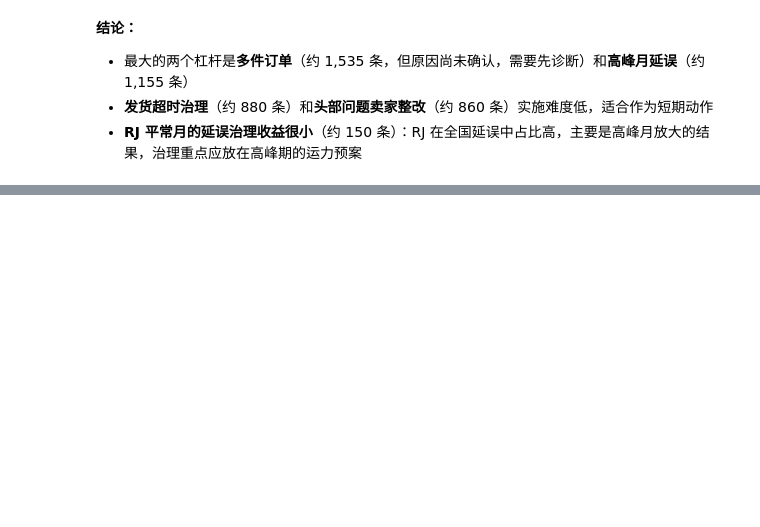
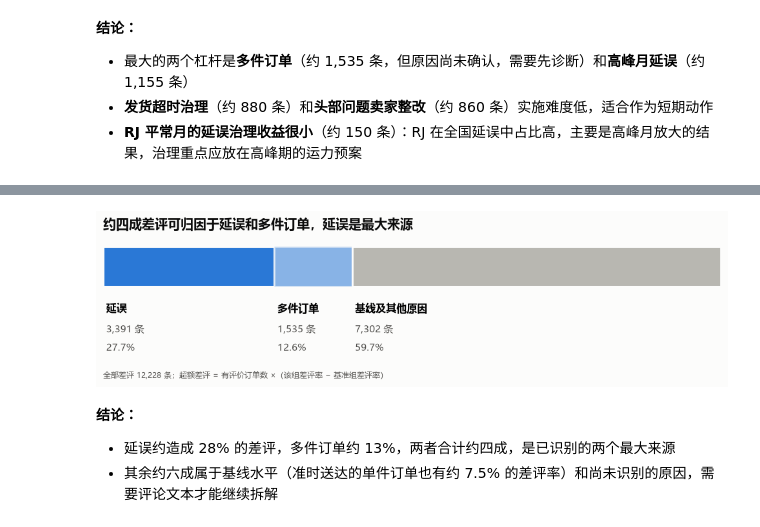
Before and after one commit to LeeMichael-L/olist-analytics, a Jupyter notebook: python/s2_impact_sizing.ipynb, the cells around one changed output, grey strips where cells are left out. Cells and saved outputs as stored; diff of their text form; code cells hidden in the pictures; blank space fills up the shorter version.

```diff
--- a/python/s2_impact_sizing.ipynb
+++ b/python/s2_impact_sizing.ipynb
@@ -130,0 +149,13 @@ plt.show()
+# %%
+# 延误的超额差评：延误且有评价的订单数 × 延误带来的差评率增幅
+late_reviewed = float(run_query(
+    "SELECT SUM(has_review) FROM dws_order_fulfillment WHERE is_late = 1").iloc[0, 0])
+excess_late = late_reviewed * lift["bad_lift_late"]
+
+sources = pd.DataFrame({
+    "来源": ["延误", "多件订单", "基线及其他原因"],
+    "差评数": [excess_late, excess_multi, total_bad - excess_late - excess_multi],
+})
+sources["占比"] = sources["差评数"] / total_bad
+print(f"可识别来源合计：{(excess_late + excess_multi) / total_bad:.1%}")
+sources.round({"差评数": 0, "占比": 3})
@@ -130,0 +168,28 @@ plt.show()
+# %%
+fig, ax = plt.subplots(figsize=(9, 2.6))
+colors = [COLORS["blue"], COLORS["blue"], COLORS["gray"]]
+alphas = [1.0, 0.55, 1.0]
+left = 0.0
+for (_, r), c, a in zip(sources.iterrows(), colors, alphas):
+    ax.barh(0, r["占比"], left=left, color=c, alpha=a, height=0.5, edgecolor=COLORS["surface"], linewidth=2)
+    ax.text(left + 0.005, -0.45, r["来源"], fontsize=10.5, fontweight="bold", va="top")
+    ax.text(left + 0.005, -0.72, f"{r['差评数']:,.0f} 条", fontsize=9.5,
+            color=COLORS["text_secondary"], va="top")
+    ax.text(left + 0.005, -0.95, f"{r['占比']:.1%}", fontsize=9.5,
+            color=COLORS["text_secondary"], va="top")
+    left += r["占比"]
+ax.set_xlim(0, 1)
+ax.set_ylim(-1.25, 0.4)
+ax.axis("off")
+ax.set_title("约四成差评可归因于延误和多件订单，延误是最大来源", loc="left")
+ax.text(0.0, -0.08, f"全部差评 {total_bad:,.0f} 条；超额差评 = 有评价订单数 ×（该组差评率 − 基准组差评率）",
+        transform=ax.transAxes, fontsize=8, color=COLORS["text_secondary"])
+fig.tight_layout()
+fig.savefig("../docs/figures/s2_bad_review_sources.png", dpi=150, bbox_inches="tight")
+plt.show()
+# %% [output]
+[figure, added]
+# %% [markdown]
+**结论：**
+- 延误约造成 28% 的差评，多件订单约 13%，两者合计约四成，是已识别的两个最大来源
+- 其余约六成属于基线水平（准时送达的单件订单也有约 7.5% 的差评率）和尚未识别的原因，需要评论文本才能继续拆解
```
Also changed, not shown: parts of 5 cells of this notebook, 4 other files.
